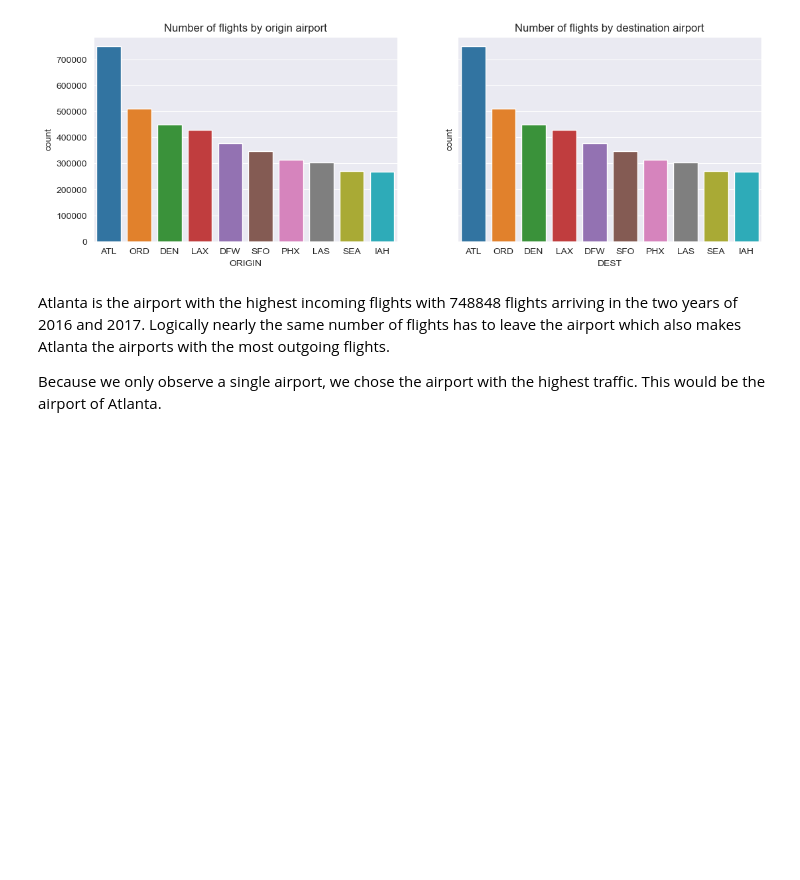
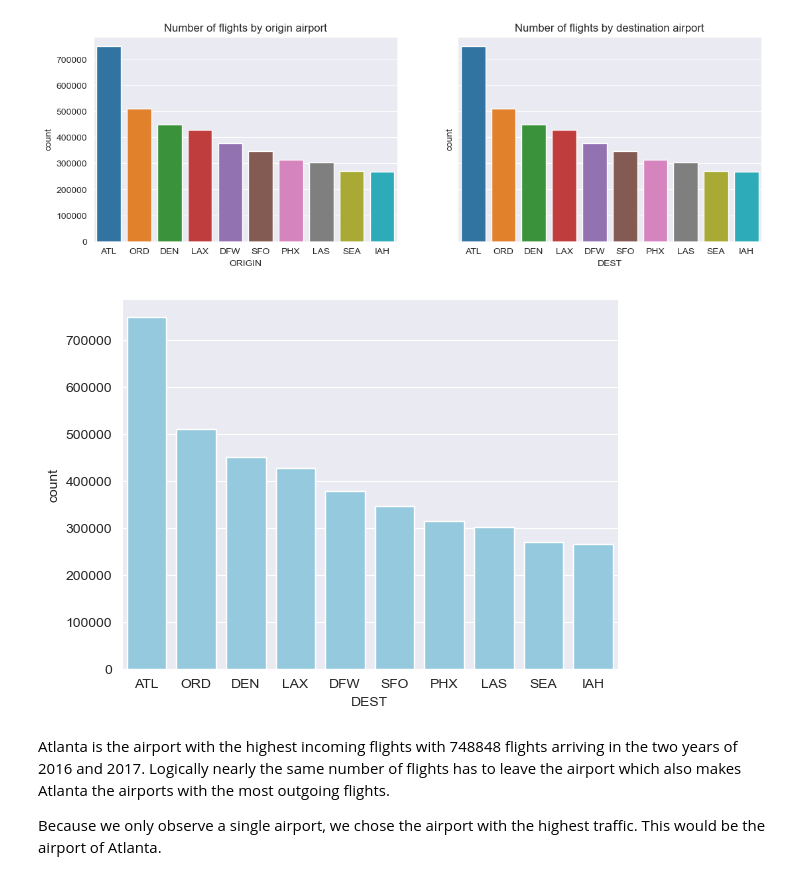
Before and after one commit to chrigHub/PertubationThesis, a Jupyter notebook: main/preparation/01_flight_prep.ipynb, the cells around one changed output. Saved outputs shown, nothing was run; the diff lists cells and outputs as text; code cells hidden in the pictures; blank space fills up the shorter version.

```diff
--- a/main/preparation/01_flight_prep.ipynb
+++ b/main/preparation/01_flight_prep.ipynb
@@ -140,6 +140,15 @@ IAH    266316
 Name: DEST, dtype: int64
 Text(0.5, 1.0, 'Number of flights by destination airport')
 [figure]
+# %%
+#Most frequent origin airports
+n = 10
+freq_orig = flights_na['ORIGIN'].value_counts()[:n]
+freq_dest = flights_na['DEST'].value_counts()[:n]
+sns.countplot(x = 'DEST', data = flights_na[flights_na['DEST'].isin(freq_dest.keys().tolist())], order = freq_dest.index, color="skyblue")
+plt.show()
+# %% [output]
+[figure, added]
 # %% [markdown]
 Atlanta is the airport with the highest incoming flights with 748848 flights arriving in the two years of 2016 and 2017. Logically nearly the same number of flights has to leave the airport which also makes Atlanta the airports with the most outgoing flights.
 
```
Also changed, not shown: parts of 4 cells of this notebook, 36 other files.
